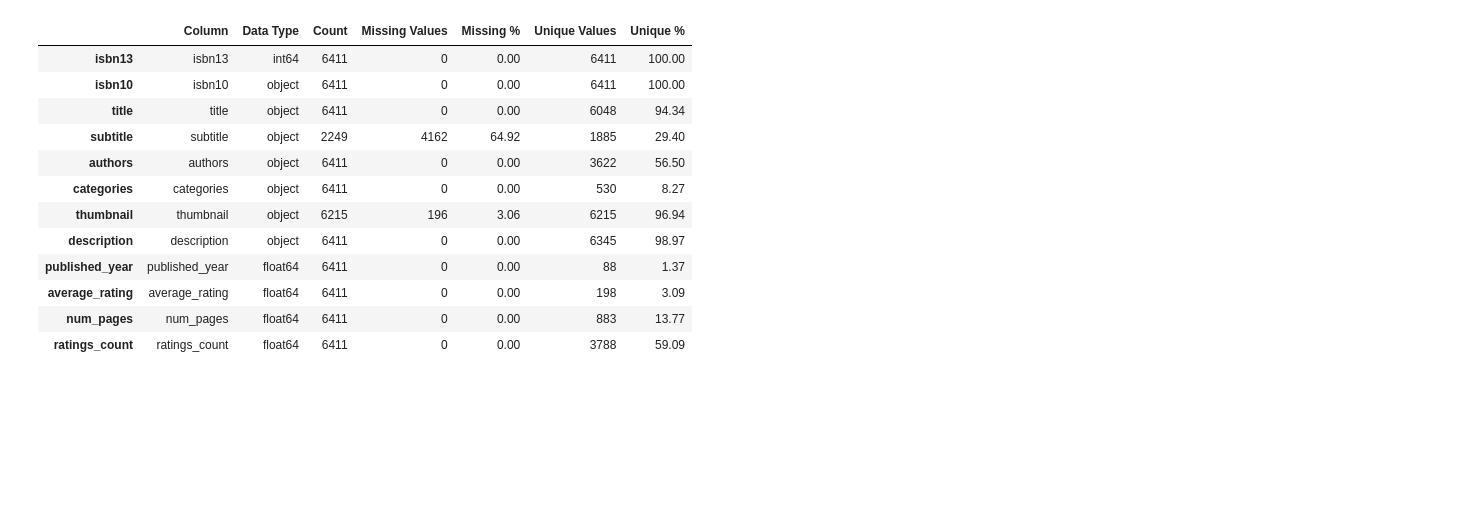
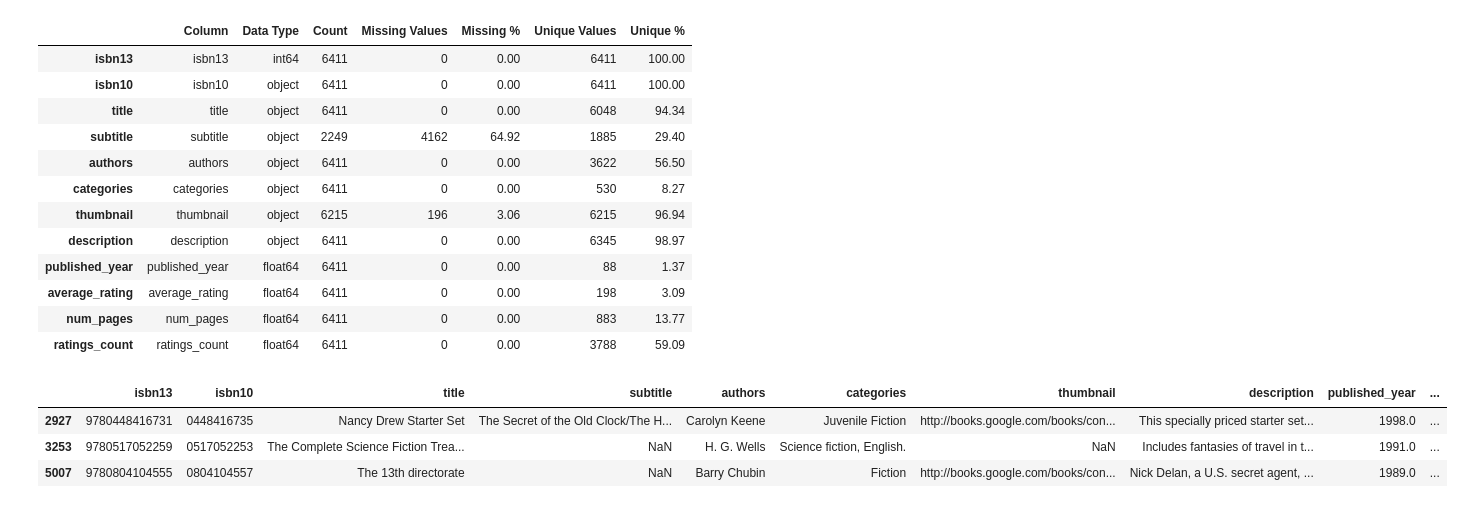
Before and after one commit to JuanHigueraC/RecomendacionLiterarIA, a Jupyter notebook: notebooks/1. Limpieza de datos e Ingenieria de caracteristicas.ipynb, the cells around one changed output. Saved outputs shown, nothing was run; the diff lists cells and outputs as text; code cells hidden in the pictures; blank space fills up the shorter version.

```diff
--- a/notebooks/1. Limpieza de datos e Ingenieria de caracteristicas.ipynb
+++ b/notebooks/1. Limpieza de datos e Ingenieria de caracteristicas.ipynb
@@ -61,3 +61,12 @@ display(quality_table)
 | average_rating | average_rating | float64 | 6411 | 0 | 0.00 | 198 | 3.09 |
 | num_pages | num_pages | float64 | 6411 | 0 | 0.00 | 883 | 13.77 |
 | ratings_count | ratings_count | float64 | 6411 | 0 | 0.00 | 3788 | 59.09 |
+# %%
+mask=df["num_pages"]==0
+df[mask]
+# Remover los num_pages igual a zero porque esto tiene problemas con el log
+# %% [output]
+|  | isbn13 | isbn10 | title | subtitle | authors | categories | thumbnail | description | published_year | ... |
+| 2927 | 9780448416731 | 0448416735 | Nancy Drew Starter Set | The Secret of the Old Clock/The H... | Carolyn Keene | Juvenile Fiction | http://books.google.com/books/con... | This specially priced starter set... | 1998.0 | ... |
+| 3253 | 9780517052259 | 0517052253 | The Complete Science Fiction Trea... | NaN | H. G. Wells | Science fiction, English. | NaN | Includes fantasies of travel in t... | 1991.0 | ... |
+| 5007 | 9780804104555 | 0804104557 | The 13th directorate | NaN | Barry Chubin | Fiction | http://books.google.com/books/con... | Nick Delan, a U.S. secret agent, ... | 1989.0 | ... |
```
Also changed, not shown: parts of 2 cells of this notebook, 1 other file.
